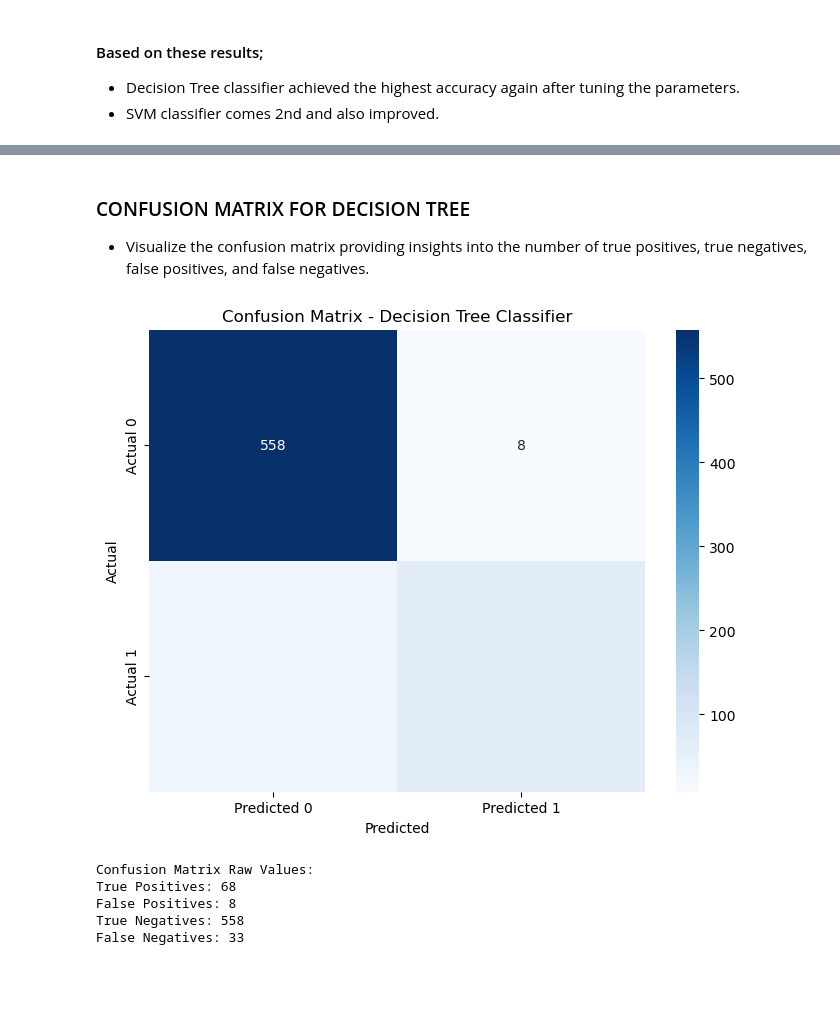
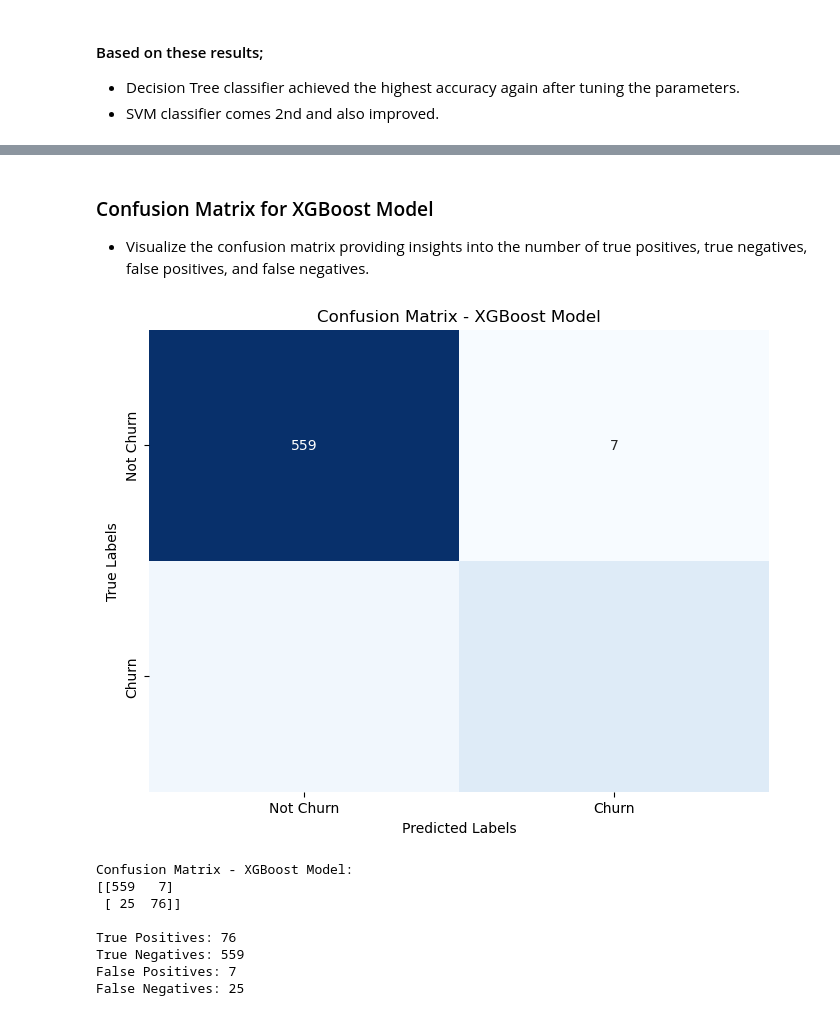
Before and after one commit to Abuz254/glowing-octo-computing-machine, a Jupyter notebook: telcom.ipynb, the cells around one changed output, grey strips where cells are left out. Drawn from its saved outputs; the diff is of its cells as text; code cells hidden in the pictures; blank space fills up the shorter version.

Commit message:
add XGBoost

```diff
--- a/telcom.ipynb
+++ b/telcom.ipynb
@@ -653,0 +699,4 @@ weighted avg       0.77      0.85      0.78       667
+# %%
+# Use GridSearchCV
+xgb_grid_search = GridSearchCV(xgb_pipeline, xgb_param_grid, cv=5, scoring='accuracy')
+xgb_grid_search.fit(X_train, y_train)
@@ -653,0 +735,15 @@ weighted avg       0.77      0.85      0.78       667
+# %%
+# Evaluate on test set
+xgb_pipeline.set_params(**best_params)
+xgb_pipeline.fit(X_train, y_train)
+y_pred_xgb = xgb_pipeline.predict(X_test)
+accuracy_xgb = accuracy_score(y_test, y_pred_xgb)
+precision_xgb = precision_score(y_test, y_pred_xgb)
+recall_xgb = recall_score(y_test, y_pred_xgb)
+f1_xgb = f1_score(y_test, y_pred_xgb)
+
+print("XGBoost Training Accuracy:", xgb_pipeline.score(X_train, y_train))
+print("XGBoost Test Accuracy with best parameters:", accuracy_xgb)
+print("XGBoost Precision:", precision_xgb)
+print("XGBoost Recall:", recall_xgb)
+print("XGBoost F1-score:", f1_xgb)
@@ -654,30 +788,39 @@ weighted avg       0.77      0.85      0.78       667
 # %% [markdown]
-### CONFUSION MATRIX FOR DECISION TREE
+### Confusion Matrix for XGBoost Model
 - Visualize the confusion matrix providing insights into the number of true positives, true negatives, false positives, and false negatives.
 # %%
-def plot_confusion_matrix(y_true, y_pred, model_name):
-    cm = confusion_matrix(y_true, y_pred)
-    plt.figure(figsize=(8, 6))
-    sns.heatmap(cm, annot=True, fmt="d", cmap="Blues", xticklabels=['Predicted 0', 'Predicted 1'], yticklabels=['Actual 0', 'Actual 1'])
-    plt.title(f'Confusion Matrix - {model_name} Classifier')
-    plt.xlabel('Predicted')
-    plt.ylabel('Actual')
-    plt.show()
+# Compute confusion matrix
+cm = confusion_matrix(y_test, y_pred_xgb)
 
-# Plot confusion matrix for Decision Tree classifier
-y_pred_dt = best_tree_model.predict(X_test)
-cm = confusion_matrix(y_test, y_pred_dt)  # Define 'cm' here
-plot_confusion_matrix(y_test, y_pred_dt, 'Decision Tree')
+# Extract true positives, true negatives, false positives, false negatives
+tn, fp, fn, tp = cm.ravel()
 
-print("Confusion Matrix Raw Values:")
-print(f"True Positives: {cm[1, 1]}")
-print(f"False Positives: {cm[0, 1]}")
-print(f"True Negatives: {cm[0, 0]}")
-print(f"False Negatives: {cm[1, 0]}")
+# Plot confusion matrix
+plt.figure(figsize=(8, 6))
+sns.heatmap(cm, annot=True, fmt='d', cmap='Blues', cbar=False,
+            xticklabels=['Not Churn', 'Churn'],
+            yticklabels=['Not Churn', 'Churn'])
+plt.title('Confusion Matrix - XGBoost Model')
+plt.xlabel('Predicted Labels')
+plt.ylabel('True Labels')
+plt.show()
+
+# Print confusion matrix
+print("Confusion Matrix - XGBoost Model:")
+print(cm)
+
+# Print true positives, true negatives, false positives, false negatives
+print("\nTrue Positives:", tp)
+print("True Negatives:", tn)
+print("False Positives:", fp)
+print("False Negatives:", fn)
 # %% [output]
-[figure, old version]
+[figure, new version]
-Confusion Matrix Raw Values:
-True Positives: 68
-False Positives: 8
-True Negatives: 558
-False Negatives: 33
+Confusion Matrix - XGBoost Model:
+[[559   7]
+ [ 25  76]]
+
+True Positives: 76
+True Negatives: 559
+False Positives: 7
+False Negatives: 25
```
Also changed, not shown: parts of 31 cells of this notebook.
